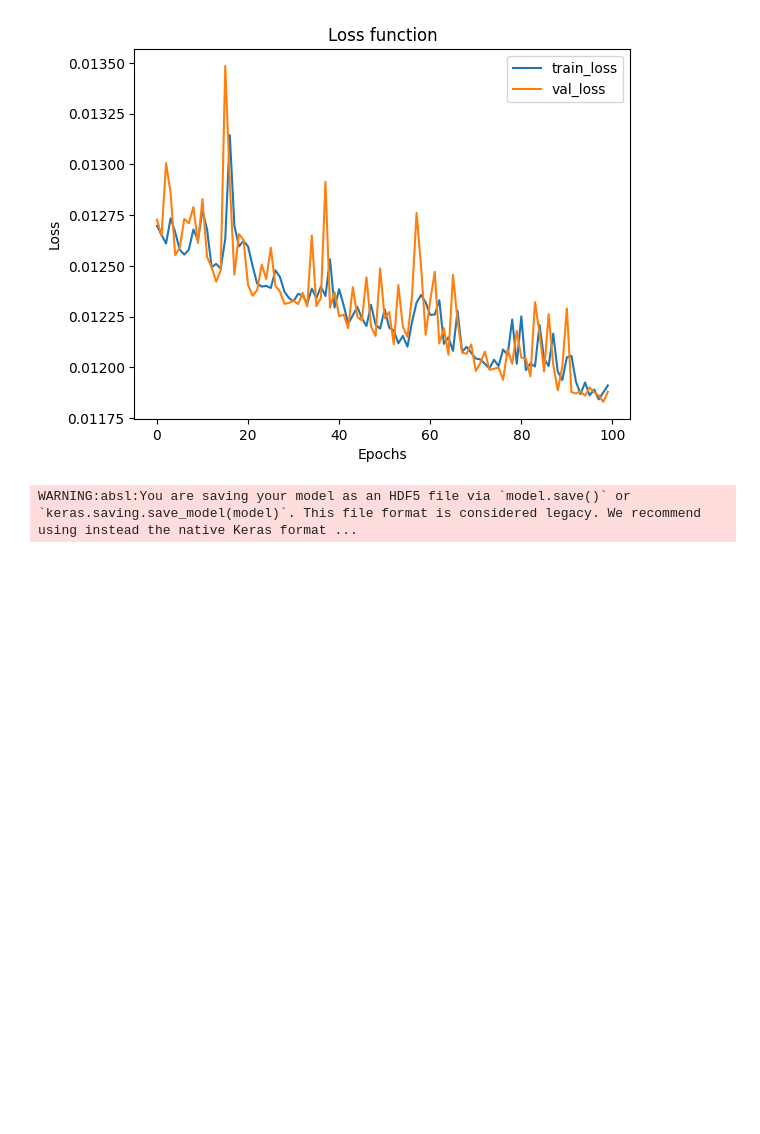
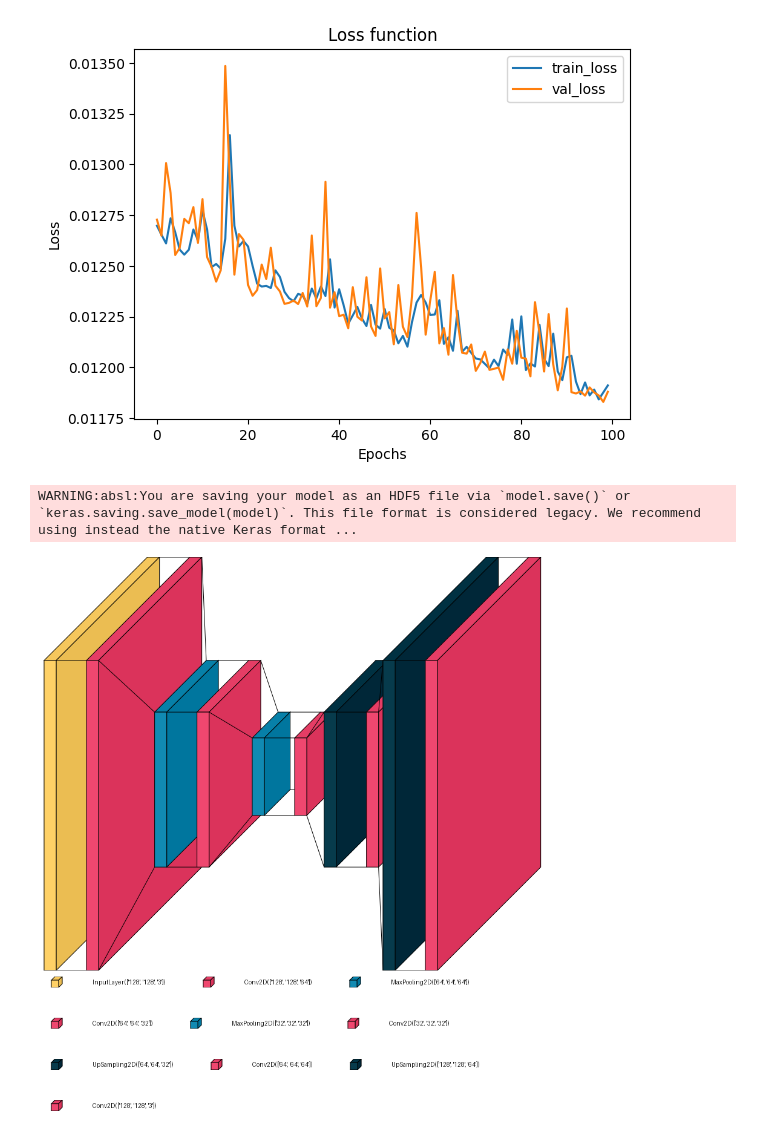
Before and after one commit to warren-gaure/option-data-science, a Jupyter notebook: livrable2.ipynb, the cells around one changed output. Cells and saved outputs as stored; diff of their text form; code cells hidden in the pictures; blank space fills up the shorter version.

```diff
--- a/livrable2.ipynb
+++ b/livrable2.ipynb
@@ -278,3 +278,13 @@ plt.show()
 autoencoder.save(SAV_MODEL_DENOISE)
 # %% [output]
 WARNING:absl:You are saving your model as an HDF5 file via `model.save()` or `keras.saving.save_model(model)`. This file format is considered legacy. We recommend using instead the native Keras format ...
+# %%
+import visualkeras
+visualkeras.layered_view(
+    autoencoder,
+    legend = True,
+    show_dimension = True,
+    spacing=50,
+)
+# %% [output]
+[figure, added]
```
